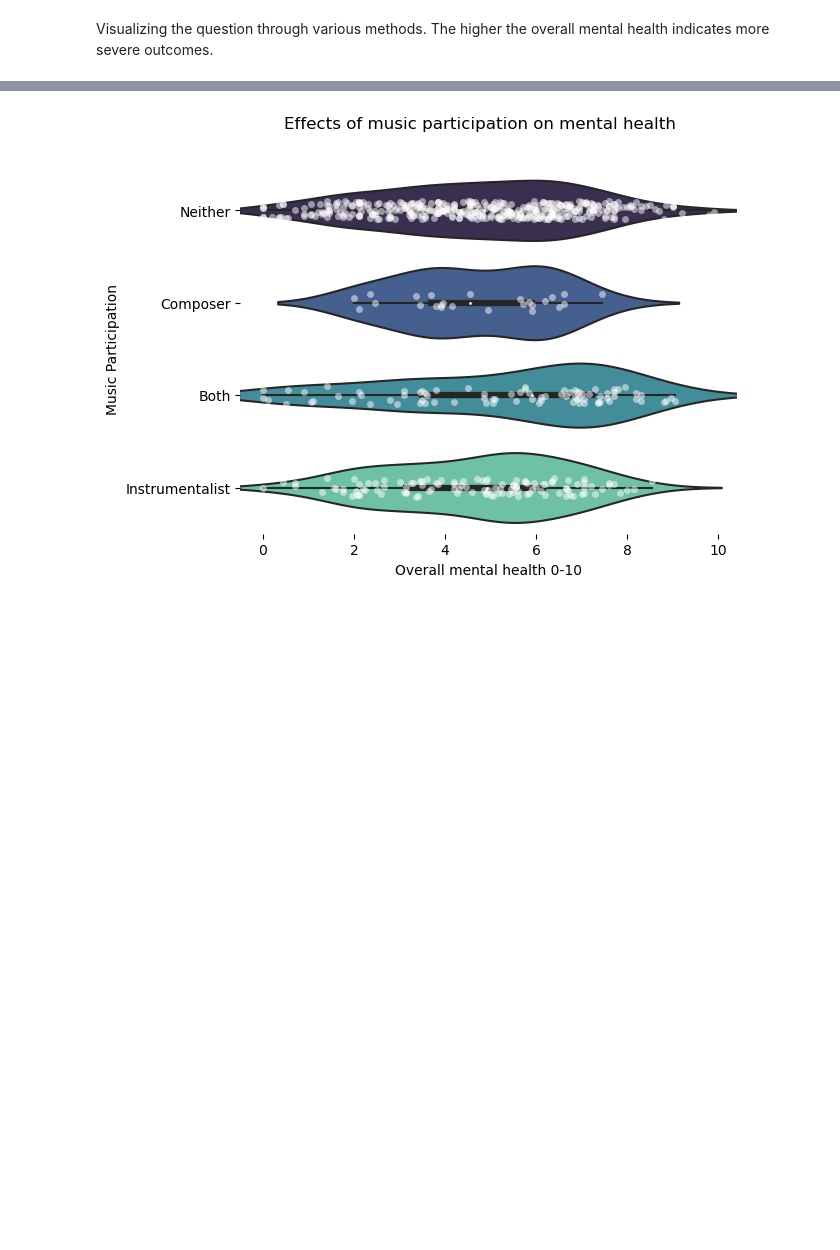
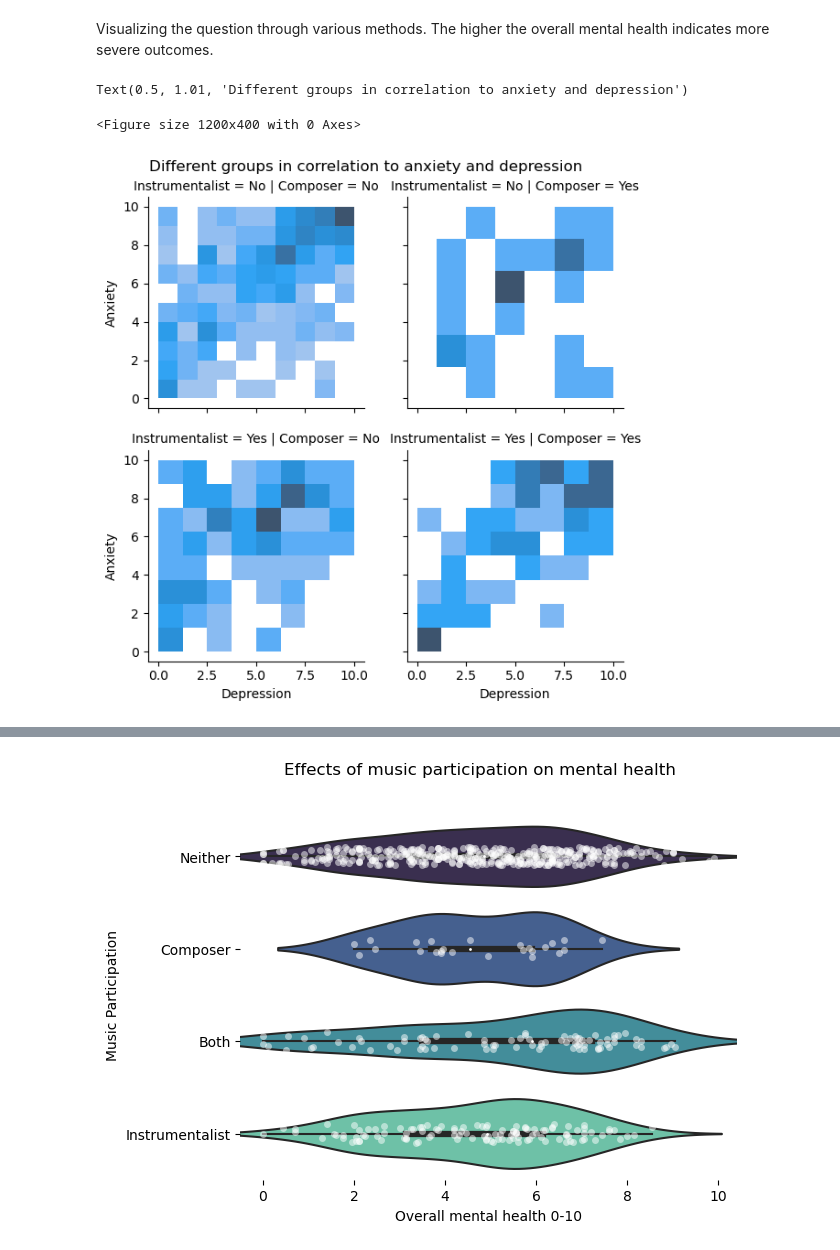
Before and after one commit to ubco-W2022T2-data301/project-group-group12, a Jupyter notebook: analysis/analysis1.ipynb, the cells around one changed output, grey strips where cells are left out. Saved outputs shown, nothing was run; the diff lists cells and outputs as text; code cells hidden in the pictures; blank space fills up the shorter version.

Commit message:
cleaned up analysis file

```diff
--- a/analysis/analysis1.ipynb
+++ b/analysis/analysis1.ipynb
@@ -506,3 +292,16 @@ df
 #### Milestone 4: Data Visualizations
 # %% [markdown]
 Visualizing the question through various methods. The higher the overall mental health indicates more severe outcomes.
+# %%
+# visualizing scatterplot of composers and instrumentalists related to their anxiety and depression, 0 being none and 10 being extreme
+plt.figure(figsize=(12,4))
+g1= sns.FacetGrid(df, col="Composer", row="Instrumentalist")
+g1.map(sns.histplot, "Depression", "Anxiety")
+plt.subplots_adjust(hspace=0.2, wspace=0.2)
+plt.suptitle("Different groups in correlation to anxiety and depression", y=1.01)
+# exporting this graph
+plt.savefig('analysis1eda1.png', bbox_inches='tight')
+# %% [output]
+Text(0.5, 1.01, 'Different groups in correlation to anxiety and depression')
+<Figure size 1200x400 with 0 Axes>
+[figure, added]
```
Also changed, not shown: parts of 40 cells of this notebook, 2 other files.
